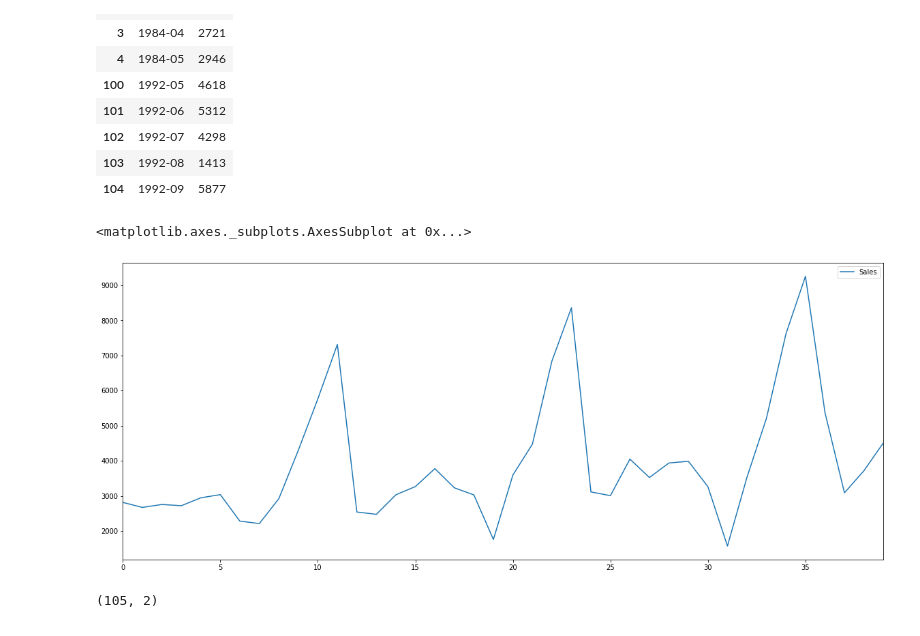
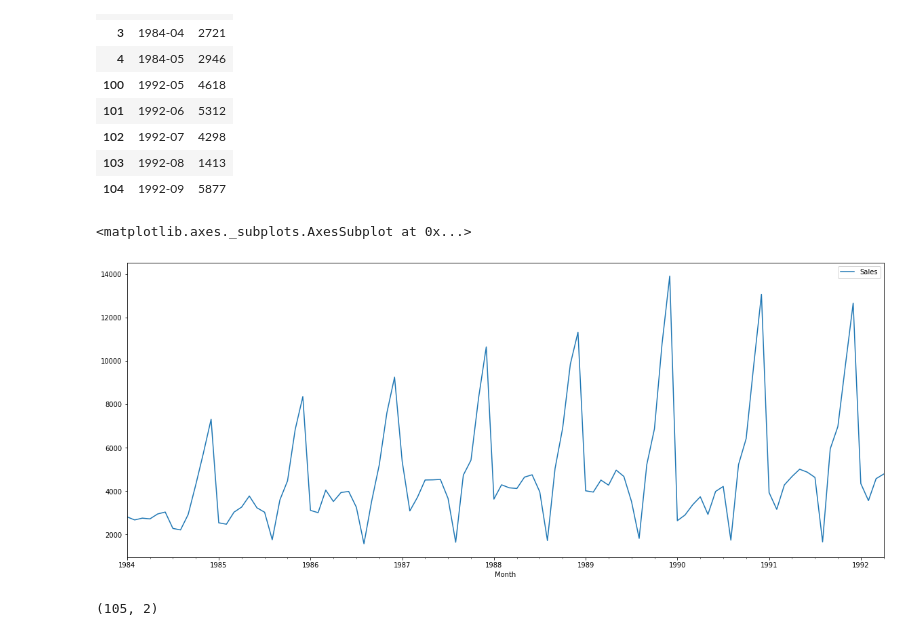
Before and after one commit to eserinanarslan/ge_sales_prediction, a Jupyter notebook: GE_SalesPrediction.ipynb, the cells around one changed output. Drawn from its saved outputs; the diff is of its cells as text; code cells hidden in the pictures.

```diff
--- a/GE_SalesPrediction.ipynb
+++ b/GE_SalesPrediction.ipynb
@@ -37,10 +125,11 @@ train.head(5).append(train.tail(5))
 | 103 | 1992-08 | 1413 |
 | 104 | 1992-09 | 5877 |
 # %%
-train[:40].plot(figsize=(20,8))
+#Plot data
+train[:100].plot(figsize=(20,8))
 # %% [output]
 <matplotlib.axes._subplots.AxesSubplot at 0x...>
-[figure, old version]
+[figure, new version]
 # %%
 train.shape
 # %% [output]
```
Also changed, not shown: parts of 60 cells of this notebook, 1 other file.
